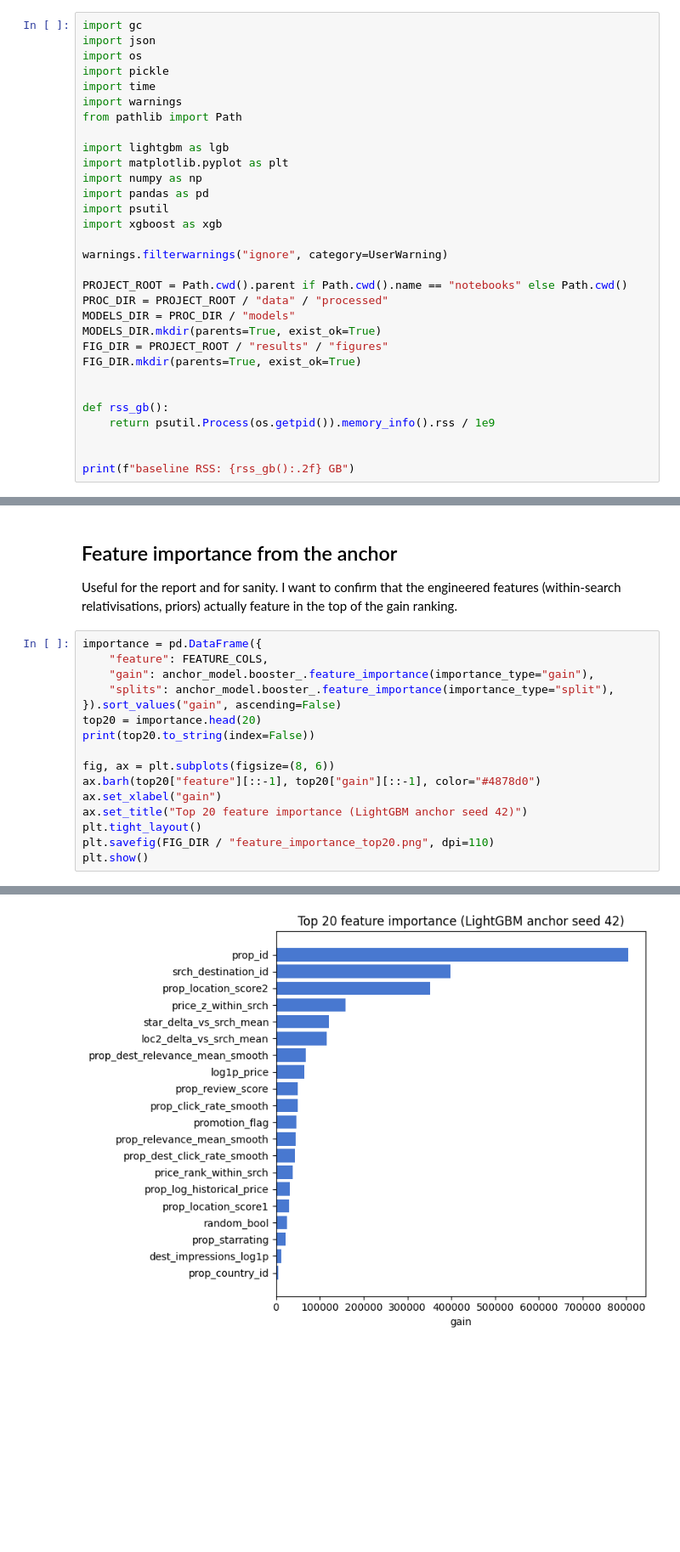
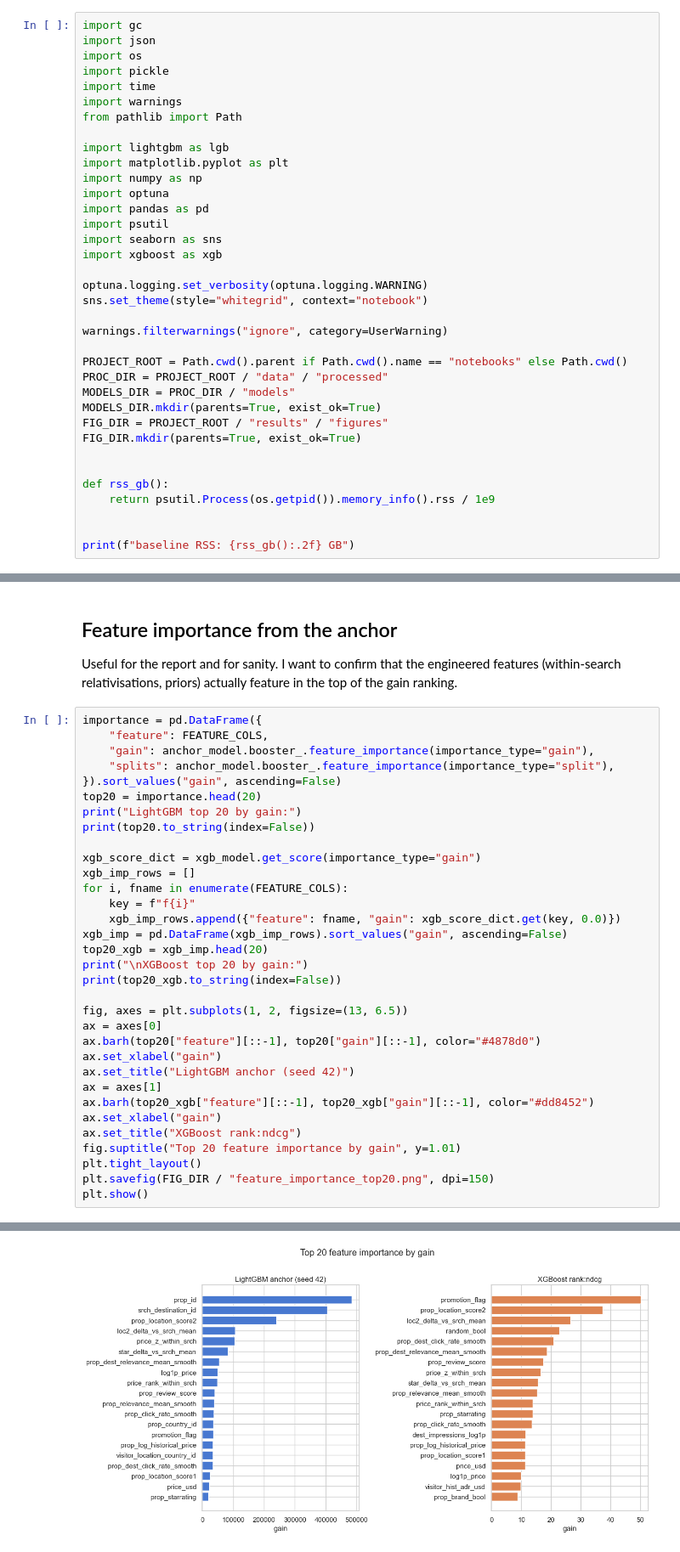
Before and after one commit to Joyesiam/DMTGroup5, a Jupyter notebook: Assignment_2_Hidde/notebooks/04_modelling.ipynb, the cells around one changed output, grey strips where cells are left out. Shown at 85% size. Saved outputs shown, nothing was run; the diff lists cells and outputs as text; blank space fills up the shorter version.

```diff
--- a/Assignment_2_Hidde/notebooks/04_modelling.ipynb
+++ b/Assignment_2_Hidde/notebooks/04_modelling.ipynb
@@ -21,9 +28,14 @@ from pathlib import Path
 import lightgbm as lgb
 import matplotlib.pyplot as plt
 import numpy as np
+import optuna
 import pandas as pd
 import psutil
+import seaborn as sns
 import xgboost as xgb
+
+optuna.logging.set_verbosity(optuna.logging.WARNING)
+sns.set_theme(style="whitegrid", context="notebook")
 
 warnings.filterwarnings("ignore", category=UserWarning)
 
@@ -411,13 +615,30 @@ importance = pd.DataFrame({
     "splits": anchor_model.booster_.feature_importance(importance_type="split"),
 }).sort_values("gain", ascending=False)
 top20 = importance.head(20)
+print("LightGBM top 20 by gain:")
 print(top20.to_string(index=False))
 
-fig, ax = plt.subplots(figsize=(8, 6))
+xgb_score_dict = xgb_model.get_score(importance_type="gain")
+xgb_imp_rows = []
+for i, fname in enumerate(FEATURE_COLS):
+    key = f"f{i}"
+    xgb_imp_rows.append({"feature": fname, "gain": xgb_score_dict.get(key, 0.0)})
+xgb_imp = pd.DataFrame(xgb_imp_rows).sort_values("gain", ascending=False)
+top20_xgb = xgb_imp.head(20)
+print("\nXGBoost top 20 by gain:")
+print(top20_xgb.to_string(index=False))
+
+fig, axes = plt.subplots(1, 2, figsize=(13, 6.5))
+ax = axes[0]
 ax.barh(top20["feature"][::-1], top20["gain"][::-1], color="#4878d0")
 ax.set_xlabel("gain")
-ax.set_title("Top 20 feature importance (LightGBM anchor seed 42)")
+ax.set_title("LightGBM anchor (seed 42)")
+ax = axes[1]
+ax.barh(top20_xgb["feature"][::-1], top20_xgb["gain"][::-1], color="#dd8452")
+ax.set_xlabel("gain")
+ax.set_title("XGBoost rank:ndcg")
+fig.suptitle("Top 20 feature importance by gain", y=1.01)
 plt.tight_layout()
-plt.savefig(FIG_DIR / "feature_importance_top20.png", dpi=110)
+plt.savefig(FIG_DIR / "feature_importance_top20.png", dpi=150)
 plt.show()
 # %% [output]
@@ -441,4 +662,4 @@ prop_dest_relevance_mean_smooth  67914.072301     117
-[figure, old version]
+[figure, new version]
 # %% [markdown]
 ## Save models and metadata
 
```
Also changed, not shown: parts of 34 cells of this notebook, 49 other files.
